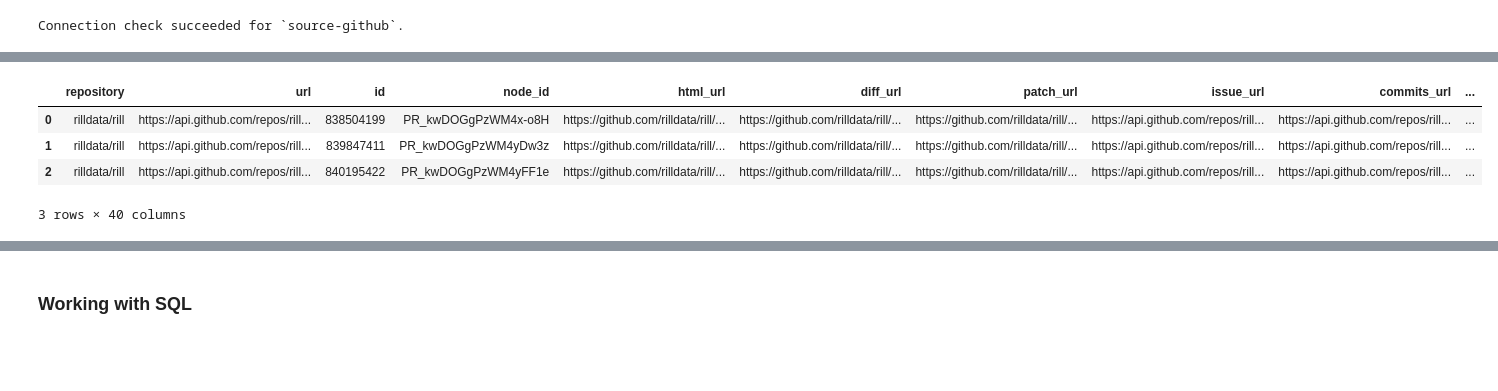
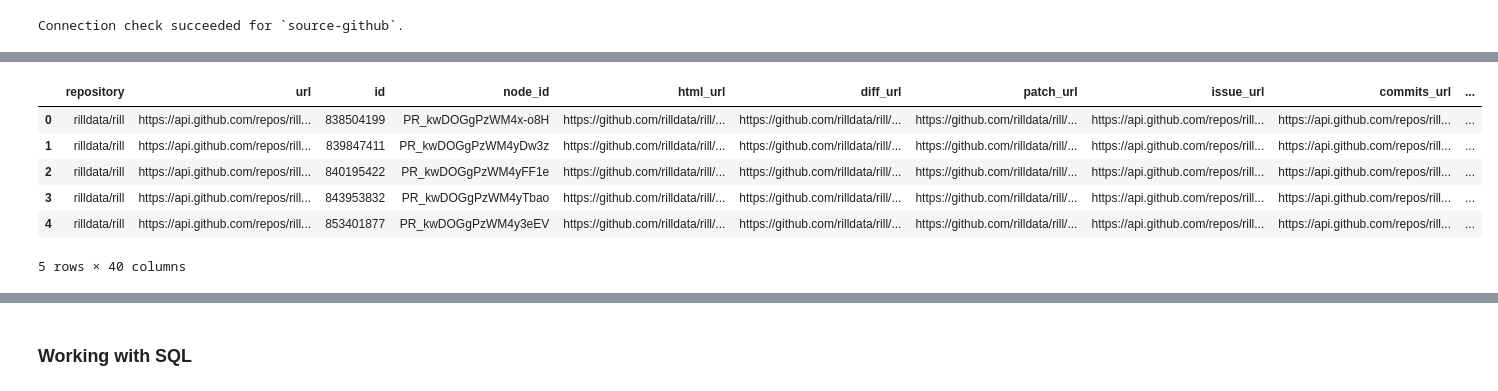
Before and after one commit to fvgm-spec/learn-airbyte, a Jupyter notebook: Trying_PyAirbyte.ipynb, the cells around one changed output, grey strips where cells are left out. Saved outputs shown, nothing was run; the diff lists cells and outputs as text; code cells hidden in the pictures; blank space fills up the shorter version.

```diff
--- a/Trying_PyAirbyte.ipynb
+++ b/Trying_PyAirbyte.ipynb
@@ -219,10 +203,12 @@ Data columns (total 40 columns):
 dtypes: bool(2), datetime64[ns](5), int64(2), object(31)
 memory usage: 950.7+ KB
 # %%
-pull_requests.head(3)
+pull_requests.head()
 # %% [output]
 |  | repository | url | id | node_id | html_url | diff_url | patch_url | issue_url | commits_url | ... |
 | 0 | rilldata/rill | https://api.github.com/repos/rill... | 838504199 | PR_kwDOGgPzWM4x-o8H | https://github.com/rilldata/rill/... | https://github.com/rilldata/rill/... | https://github.com/rilldata/rill/... | https://api.github.com/repos/rill... | https://api.github.com/repos/rill... | ... |
 | 1 | rilldata/rill | https://api.github.com/repos/rill... | 839847411 | PR_kwDOGgPzWM4yDw3z | https://github.com/rilldata/rill/... | https://github.com/rilldata/rill/... | https://github.com/rilldata/rill/... | https://api.github.com/repos/rill... | https://api.github.com/repos/rill... | ... |
 | 2 | rilldata/rill | https://api.github.com/repos/rill... | 840195422 | PR_kwDOGgPzWM4yFF1e | https://github.com/rilldata/rill/... | https://github.com/rilldata/rill/... | https://github.com/rilldata/rill/... | https://api.github.com/repos/rill... | https://api.github.com/repos/rill... | ... |
+| 3 | rilldata/rill | https://api.github.com/repos/rill... | 843953832 | PR_kwDOGgPzWM4yTbao | https://github.com/rilldata/rill/... | https://github.com/rilldata/rill/... | https://github.com/rilldata/rill/... | https://api.github.com/repos/rill... | https://api.github.com/repos/rill... | ... |
+| 4 | rilldata/rill | https://api.github.com/repos/rill... | 853401877 | PR_kwDOGgPzWM4y3eEV | https://github.com/rilldata/rill/... | https://github.com/rilldata/rill/... | https://github.com/rilldata/rill/... | https://api.github.com/repos/rill... | https://api.github.com/repos/rill... | ... |
-3 rows × 40 columns
+5 rows × 40 columns
```
Also changed, not shown: parts of 12 cells of this notebook.
